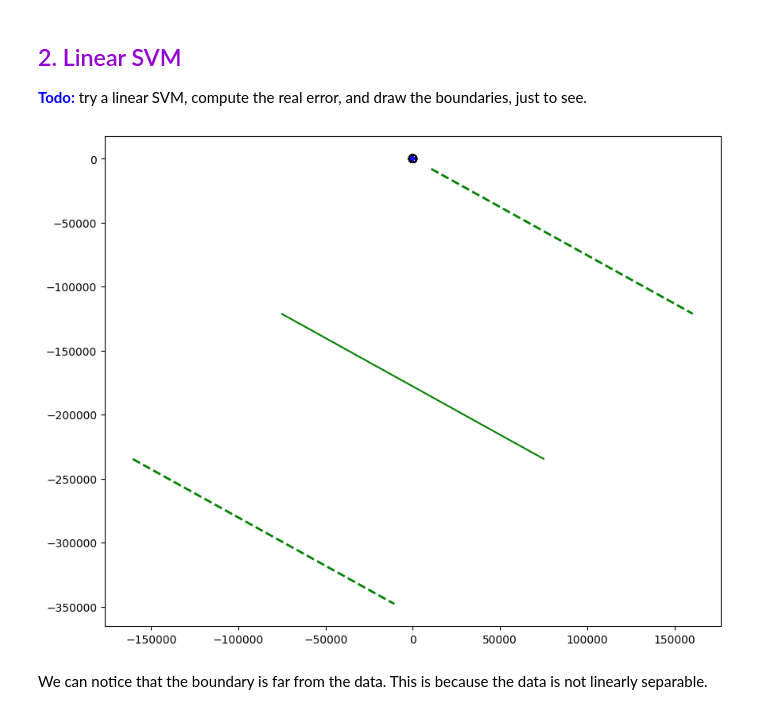
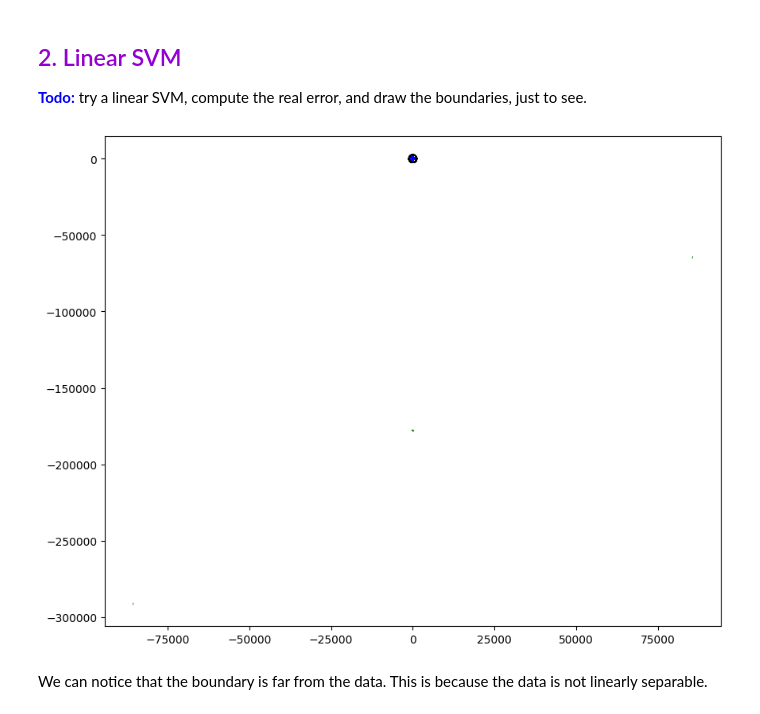
Before and after one commit to CodyAdam/TP-AA-SVM, a Jupyter notebook: TP2_SVM_student.ipynb, the cells around one changed output. Saved outputs shown, nothing was run; the diff lists cells and outputs as text; code cells hidden in the pictures.

```diff
--- a/TP2_SVM_student.ipynb
+++ b/TP2_SVM_student.ipynb
@@ -716,11 +716,11 @@ X_test, X_validation = train_test_split(X_test, test_size=0.5, random_state=42)
 # %%
 # linear SVM
 model_svm = svm.SVC(C = 1, kernel = 'linear')
 model_svm.fit(X_data.iloc[:,0:2], X_data.y)
 # draw the boundaries
-svm_draw(model_svm, -75000, 75000, X_data)
+svm_draw(model_svm, -100, 100, X_data)
 # %% [output]
-[figure, old version]
+[figure, new version]
 # %% [markdown]
 We can notice that the boundary is far from the data. This is because the data is not linearly separable.
 # %% [markdown]
```
Also changed, not shown: parts of 15 cells of this notebook.
